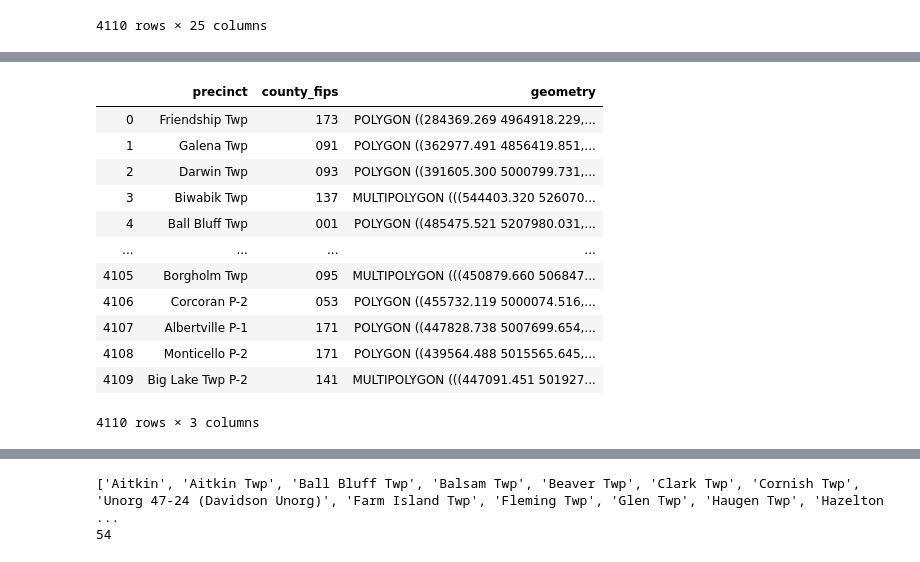
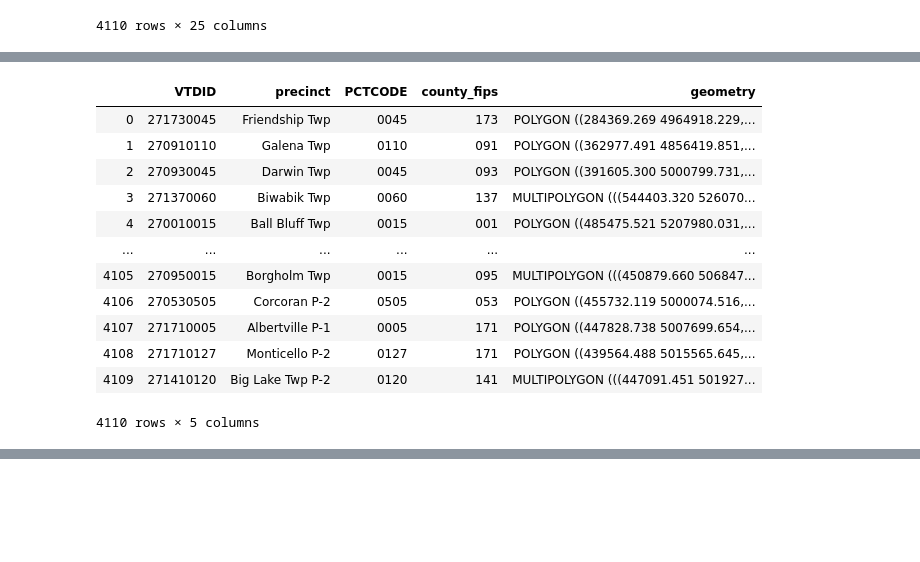
Before and after one commit to VallieTracy/Pres-Election-Partisan-Breakdown, a Jupyter notebook: precinctsVallie.ipynb, the cells around one changed output, grey strips where cells are left out. Cells and saved outputs as stored; diff of their text form; code cells hidden in the pictures; blank space fills up the shorter version.

```diff
--- a/precinctsVallie.ipynb
+++ b/precinctsVallie.ipynb
@@ -39,21 +38,21 @@ prec_shp.head()
 # %%
 # Only need 3 columns
-prec_shp = prec_shp[['precinct', 'county_fips', 'geometry']]
+prec_shp = prec_shp[['VTDID', 'precinct', 'PCTCODE', 'county_fips', 'geometry']]
 prec_shp
 # %% [output]
-|  | precinct | county_fips | geometry |
-| 0 | Friendship Twp | 173 | POLYGON ((284369.269 4964918.229,... |
-| 1 | Galena Twp | 091 | POLYGON ((362977.491 4856419.851,... |
-| 2 | Darwin Twp | 093 | POLYGON ((391605.300 5000799.731,... |
-| 3 | Biwabik Twp | 137 | MULTIPOLYGON (((544403.320 526070... |
-| 4 | Ball Bluff Twp | 001 | POLYGON ((485475.521 5207980.031,... |
-| ... | ... | ... | ... |
-| 4105 | Borgholm Twp | 095 | MULTIPOLYGON (((450879.660 506847... |
-| 4106 | Corcoran P-2 | 053 | POLYGON ((455732.119 5000074.516,... |
-| 4107 | Albertville P-1 | 171 | POLYGON ((447828.738 5007699.654,... |
-| 4108 | Monticello P-2 | 171 | POLYGON ((439564.488 5015565.645,... |
-| 4109 | Big Lake Twp P-2 | 141 | MULTIPOLYGON (((447091.451 501927... |
+|  | VTDID | precinct | PCTCODE | county_fips | geometry |
+| 0 | 271730045 | Friendship Twp | 0045 | 173 | POLYGON ((284369.269 4964918.229,... |
+| 1 | 270910110 | Galena Twp | 0110 | 091 | POLYGON ((362977.491 4856419.851,... |
+| 2 | 270930045 | Darwin Twp | 0045 | 093 | POLYGON ((391605.300 5000799.731,... |
+| 3 | 271370060 | Biwabik Twp | 0060 | 137 | MULTIPOLYGON (((544403.320 526070... |
+| 4 | 270010015 | Ball Bluff Twp | 0015 | 001 | POLYGON ((485475.521 5207980.031,... |
+| ... | ... | ... | ... | ... | ... |
+| 4105 | 270950015 | Borgholm Twp | 0015 | 095 | MULTIPOLYGON (((450879.660 506847... |
+| 4106 | 270530505 | Corcoran P-2 | 0505 | 053 | POLYGON ((455732.119 5000074.516,... |
+| 4107 | 271710005 | Albertville P-1 | 0005 | 171 | POLYGON ((447828.738 5007699.654,... |
+| 4108 | 271710127 | Monticello P-2 | 0127 | 171 | POLYGON ((439564.488 5015565.645,... |
+| 4109 | 271410120 | Big Lake Twp P-2 | 0120 | 141 | MULTIPOLYGON (((447091.451 501927... |
-4110 rows × 3 columns
+4110 rows × 5 columns
 # %%
 # New csv file that has the correct precinct names that align with the geopandas shape files
 # Set file path
@@ -128,15 +127,3 @@ prec_df
 | 4118 | 271730160.0 | Wood Lake | 160.0 | Wood Lake | Yellow Medicine | 87.0 | 138 | 51 | ... |
 | 4119 | 271730165.0 | Wood Lake Twp | 165.0 | Wood Lake Twp | Yellow Medicine | 87.0 | 96 | 23 | ... |
 4120 rows × 11 columns
-# %%
-# Practice looping thru a dataframe using iterrows()
-prec_df_list = []
-for ind, row in prec_df.iterrows():
-    if row[4] == 'Aitkin':
-        prec_df_list.append(row[1])
-        #print(row[1])
-print(prec_df_list)
-print(len(prec_df_list))
-# %% [output]
-['Aitkin', 'Aitkin Twp', 'Ball Bluff Twp', 'Balsam Twp', 'Beaver Twp', 'Clark Twp', 'Cornish Twp', 'Unorg 47-24 (Davidson Unorg)', 'Farm Island Twp', 'Fleming Twp', 'Glen Twp', 'Haugen Twp', 'Hazelton ...
-54
```
Also changed, not shown: parts of 22 cells of this notebook.
